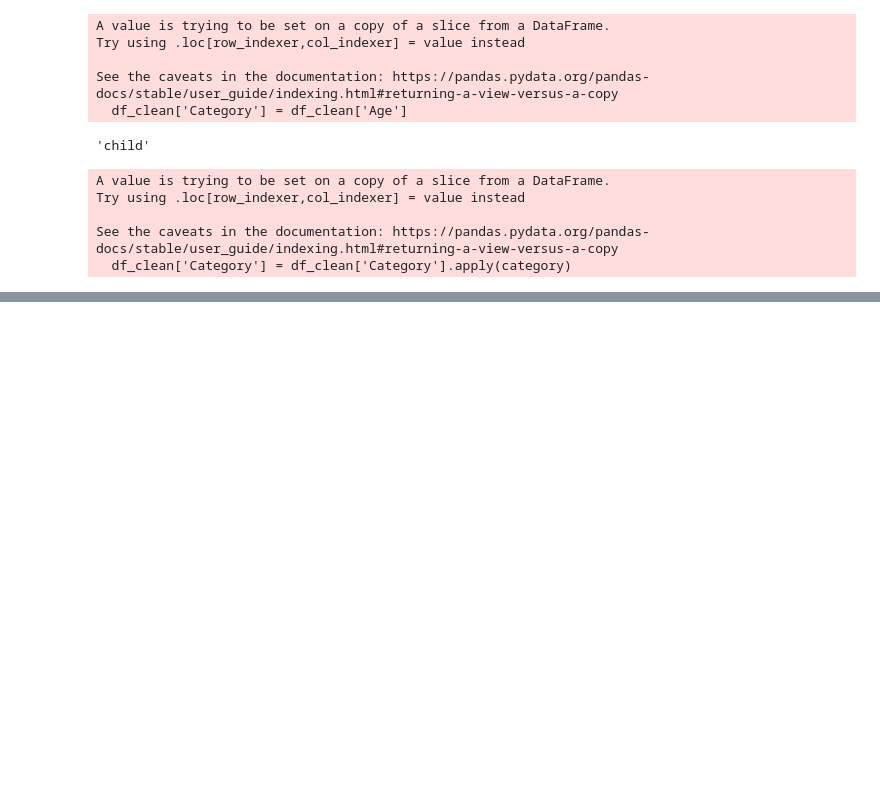
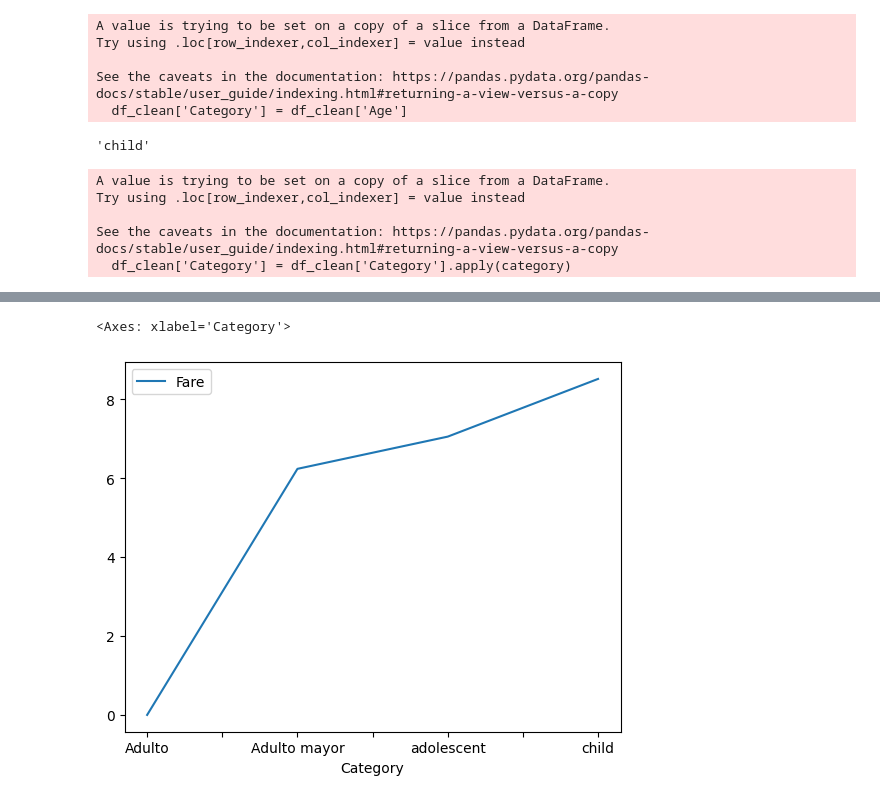
Before and after one commit to Rommelsito/Fundamentos-de-python, a Jupyter notebook: plost.ipynb, the cells around one changed output, grey strips where cells are left out. Cells and saved outputs as stored; diff of their text form; code cells hidden in the pictures; blank space fills up the shorter version.

```diff
--- a/plost.ipynb
+++ b/plost.ipynb
@@ -108,0 +287,2 @@ df_clean.head(20)
+# %%
+df_clean["Fare"] = df_titanic["Fare"]
@@ -108,0 +401,7 @@ df_clean.head(20)
+# %%
+df_plot4 = df_clean[["Category", "Fare"]].groupby("Category").min()
+# %%
+df_plot4.plot()
+# %% [output]
+<Axes: xlabel='Category'>
+[figure, added]
```
Also changed, not shown: parts of 31 cells of this notebook, 1 other file.
